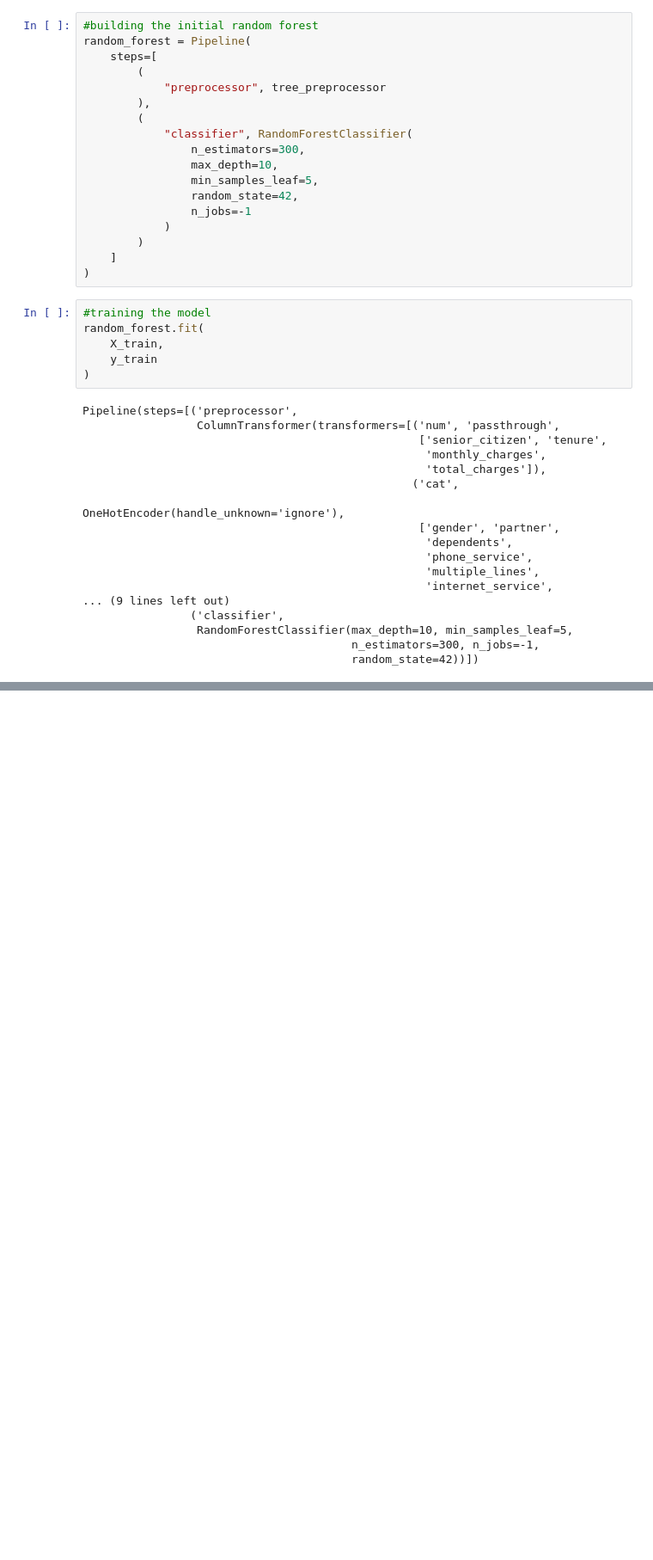
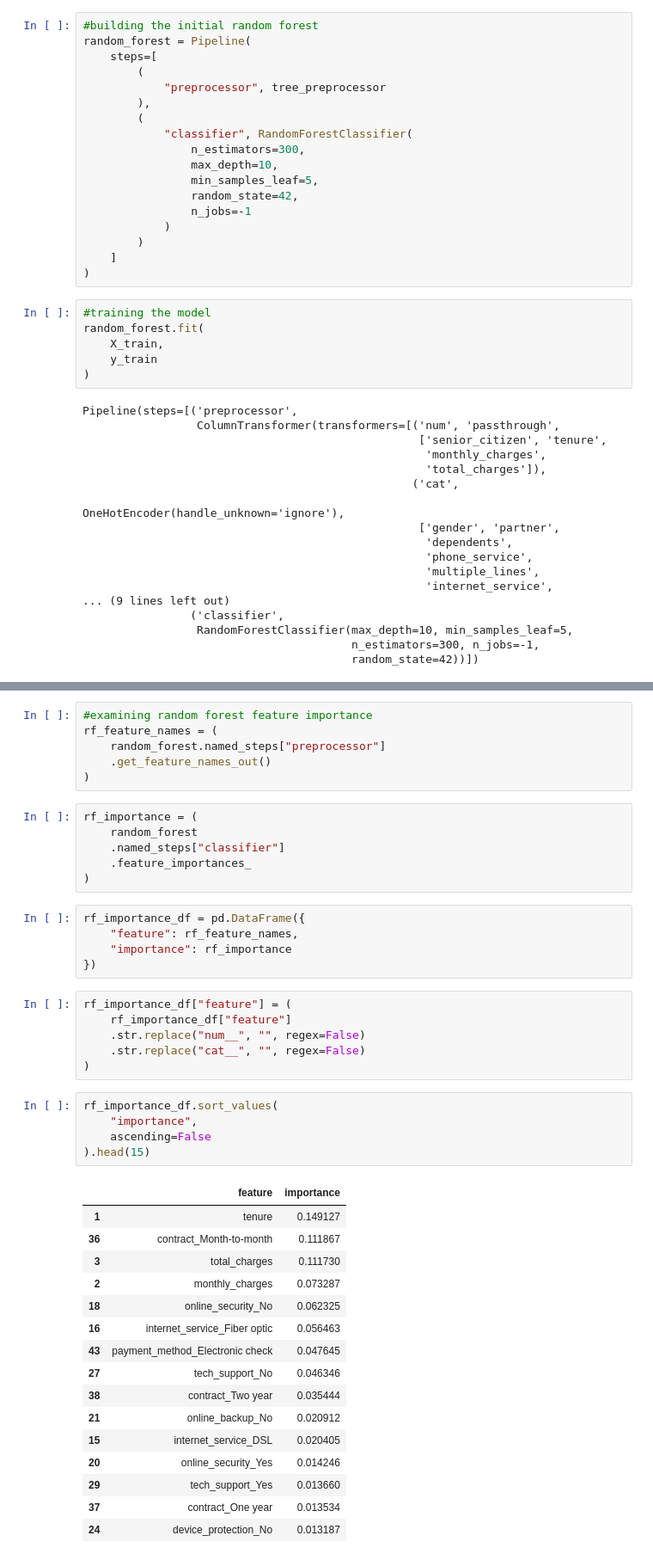
Before and after one commit to mrsmv/Customer-churn-retention-analysis, a Jupyter notebook: 2_noteboooks/03_churn_modeling/churn_modeling.ipynb, the cells around one changed output, grey strips where cells are left out. Shown at 86% size. Saved outputs shown, nothing was run; the diff lists cells and outputs as text; blank space fills up the shorter version.

```diff
--- a/2_noteboooks/03_churn_modeling/churn_modeling.ipynb
+++ b/2_noteboooks/03_churn_modeling/churn_modeling.ipynb
@@ -1459,0 +1572,45 @@ Pipeline(steps=[('preprocessor',
+# %%
+#examining random forest feature importance
+rf_feature_names = (
+    random_forest.named_steps["preprocessor"]
+    .get_feature_names_out()
+)
+# %%
+rf_importance = (
+    random_forest
+    .named_steps["classifier"]
+    .feature_importances_
+)
+# %%
+rf_importance_df = pd.DataFrame({
+    "feature": rf_feature_names,
+    "importance": rf_importance
+})
+# %%
+rf_importance_df["feature"] = (
+    rf_importance_df["feature"]
+    .str.replace("num__", "", regex=False)
+    .str.replace("cat__", "", regex=False)
+)
+# %%
+rf_importance_df.sort_values(
+    "importance",
+    ascending=False
+).head(15)
+# %% [output]
+|  | feature | importance |
+| 1 | tenure | 0.149127 |
+| 36 | contract_Month-to-month | 0.111867 |
+| 3 | total_charges | 0.111730 |
+| 2 | monthly_charges | 0.073287 |
+| 18 | online_security_No | 0.062325 |
+| 16 | internet_service_Fiber optic | 0.056463 |
+| 43 | payment_method_Electronic check | 0.047645 |
+| 27 | tech_support_No | 0.046346 |
+| 38 | contract_Two year | 0.035444 |
+| 21 | online_backup_No | 0.020912 |
+| 15 | internet_service_DSL | 0.020405 |
+| 20 | online_security_Yes | 0.014246 |
+| 29 | tech_support_Yes | 0.013660 |
+| 37 | contract_One year | 0.013534 |
+| 24 | device_protection_No | 0.013187 |
```
Also changed, not shown: parts of 25 cells of this notebook.
